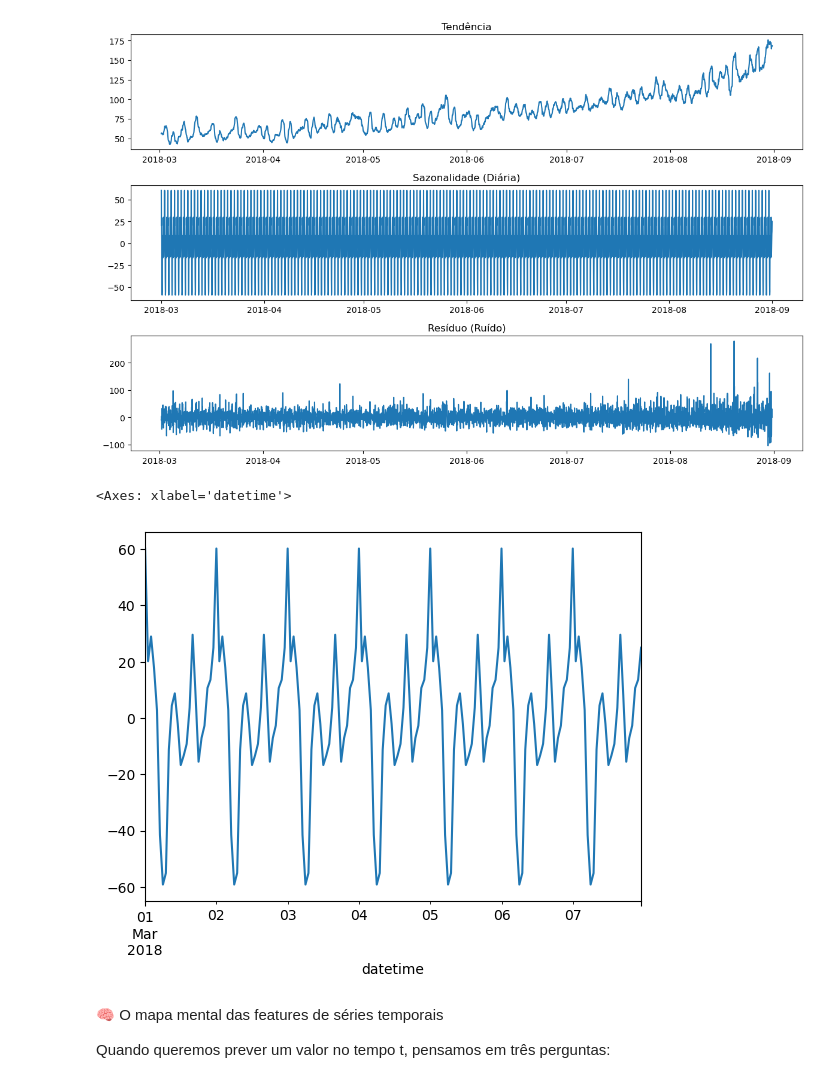
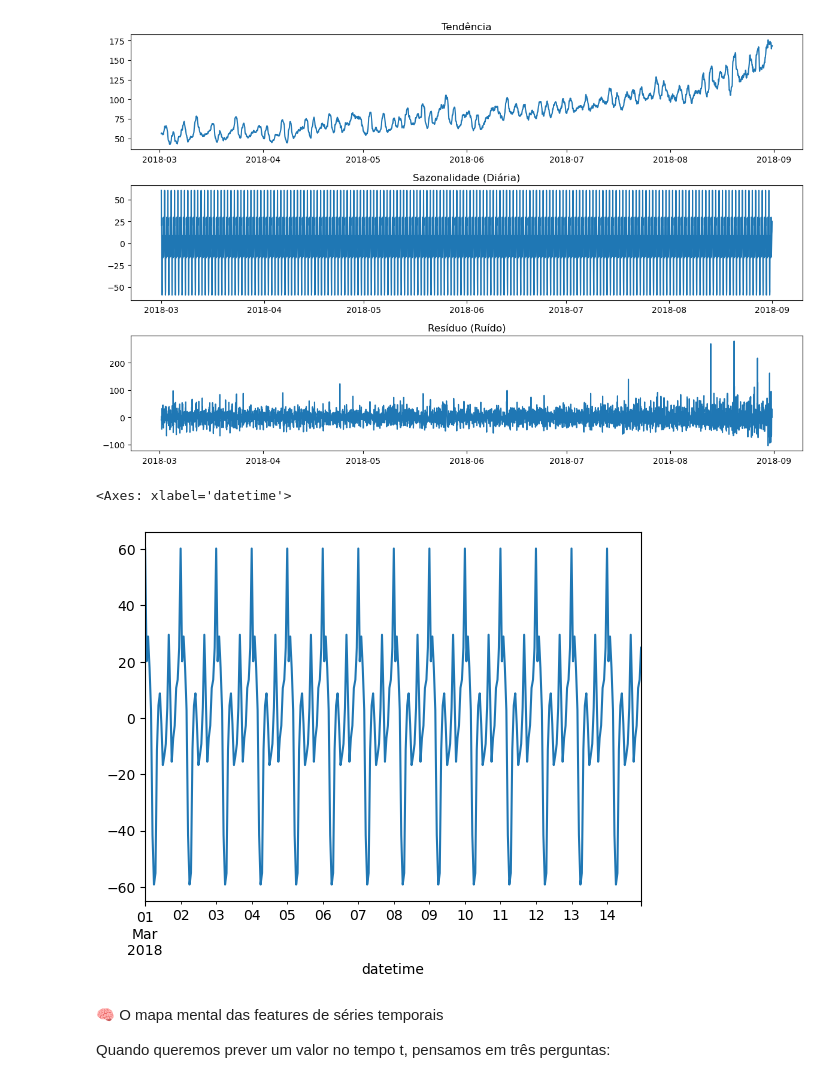
Before and after one commit to Angelaidt/Sprint-13-Empresa-de-Taxi, a Jupyter notebook: notebook_sprint_13.ipynb, the cells around one changed output. Drawn from its saved outputs; the diff is of its cells as text; code cells hidden in the pictures.

```diff
--- a/notebook_sprint_13.ipynb
+++ b/notebook_sprint_13.ipynb
@@ -162,10 +165,10 @@ plt.show()
 [figure]
 # %%
 decomposed = decomposicao
-decomposed.seasonal.head(168).plot()
+decomposed.seasonal.head(336).plot() #decompondo em duas semanas para visualizar melhor a sazonalidade diária
 # %% [output]
 <Axes: xlabel='datetime'>
-[figure, old version]
+[figure, new version]
 # %% [markdown]
 🧠 O mapa mental das features de séries temporais
 
```
Also changed, not shown: parts of 16 cells of this notebook.
